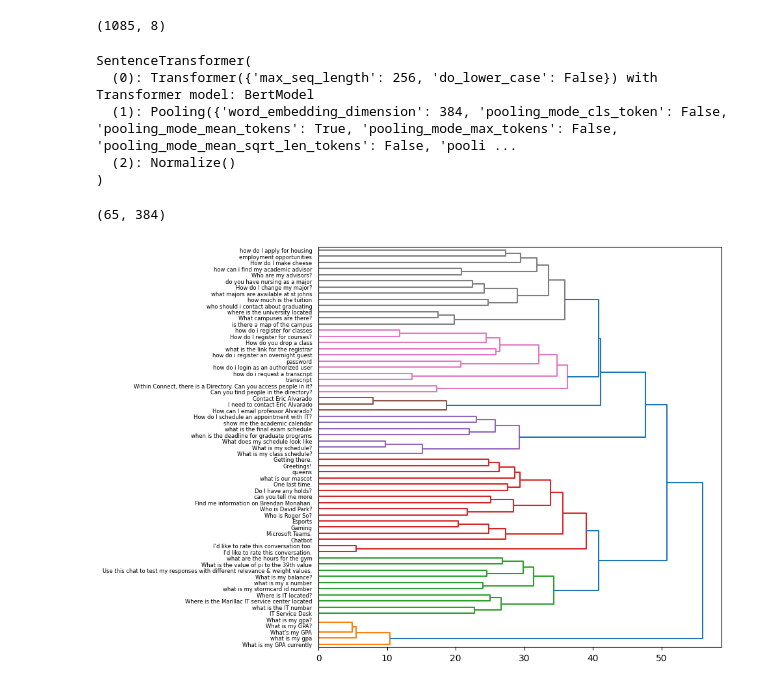
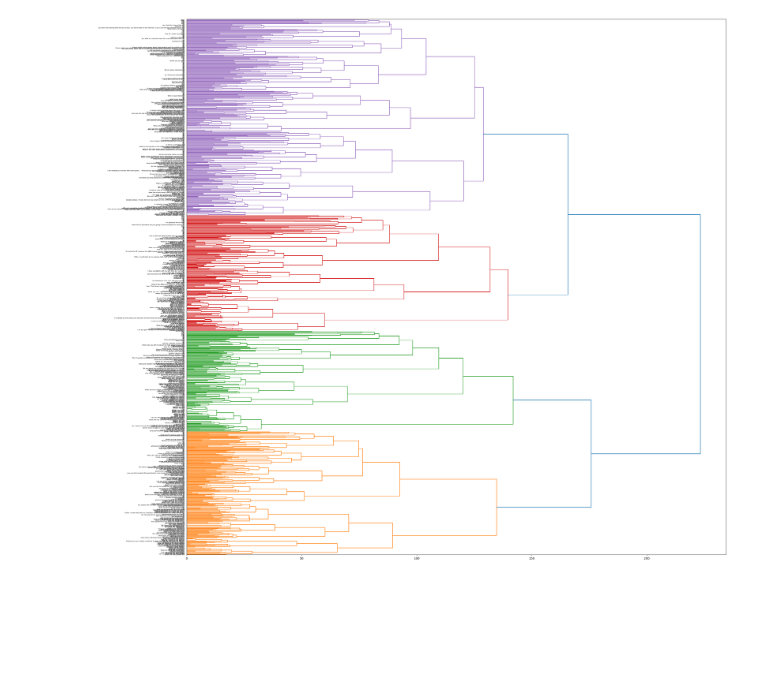
Before and after one commit to timjstewart1024/chatbot-cluster-analytics, a Jupyter notebook: AgglomerativeClustering.ipynb, the cells around one changed output. Saved outputs shown, nothing was run; the diff lists cells and outputs as text; code cells hidden in the pictures; blank space fills up the shorter version.

```diff
--- a/AgglomerativeClustering.ipynb
+++ b/AgglomerativeClustering.ipynb
@@ -30,20 +15,2 @@ import matplotlib.pyplot as plt
 # %%
-convs = pd.read_csv(
-    'stjohns.csv',
-    dtype=dict(answer_type=str),
-    # User questions don't have an answer_type
-    usecols=lambda n: n != 'answer_type')
-
-convs = convs[convs['author'] == 'USER']
-convs.shape
+convs = utilities.read_conversations('all_conversations.csv')
-# %% [output]
-(1085, 8)
-# %%
-model = SentenceTransformer("all-MiniLM-L6-v2")
-model
-# %% [output]
-SentenceTransformer(
-  (0): Transformer({'max_seq_length': 256, 'do_lower_case': False}) with Transformer model: BertModel
-  (1): Pooling({'word_embedding_dimension': 384, 'pooling_mode_cls_token': False, 'pooling_mode_mean_tokens': True, 'pooling_mode_max_tokens': False, 'pooling_mode_mean_sqrt_len_tokens': False, 'pooli ...
-  (2): Normalize()
-)
@@ -52,13 +16,0 @@ contents = list(convs['content'].unique());
-# %%
-embeddings = model.encode(contents)
-embeddings.shape
-# %% [output]
-(65, 384)
-# %%
-scaler = StandardScaler()
-scaled_embeddings = scaler.fit_transform(embeddings)
-link = linkage(scaled_embeddings, method='ward')
-plt.figure(figsize=(8,8))
-R=dendrogram(link, p=10, orientation="right",labels=contents,truncate_mode='level', count_sort=True,distance_sort=True);
-# %% [output]
-[figure, removed]
@@ -65 +23,6 @@ R=dendrogram(link, p=10, orientation="right",labels=contents,truncate_mode='leve
+# %%
+plt.figure(figsize=(32,32))
+R=dendrogram(link, orientation="right",labels=contents,truncate_mode='level',p=10,  count_sort=True,distance_sort=True);
+# %% [output]
+[figure, added]
 # %%
```
Also changed, not shown: parts of 9 cells of this notebook, 4 other files.
